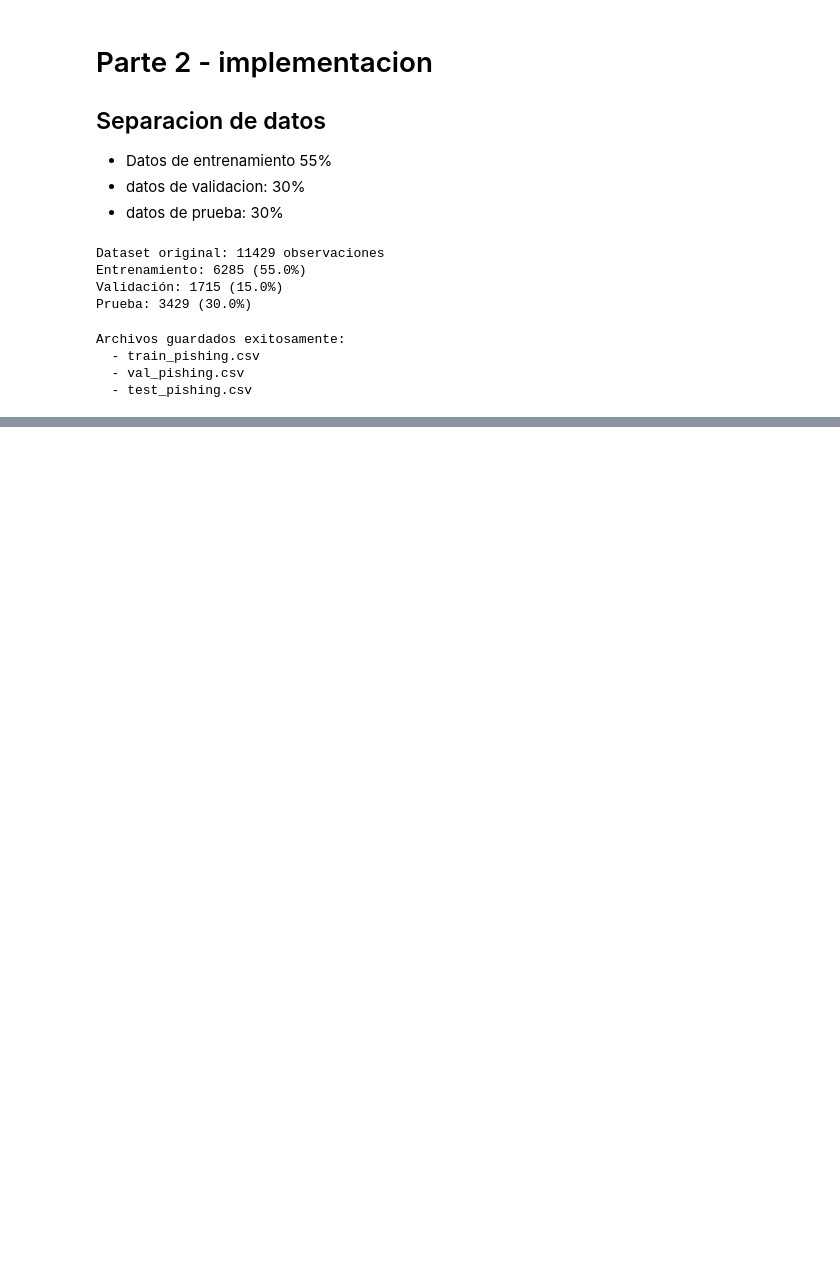
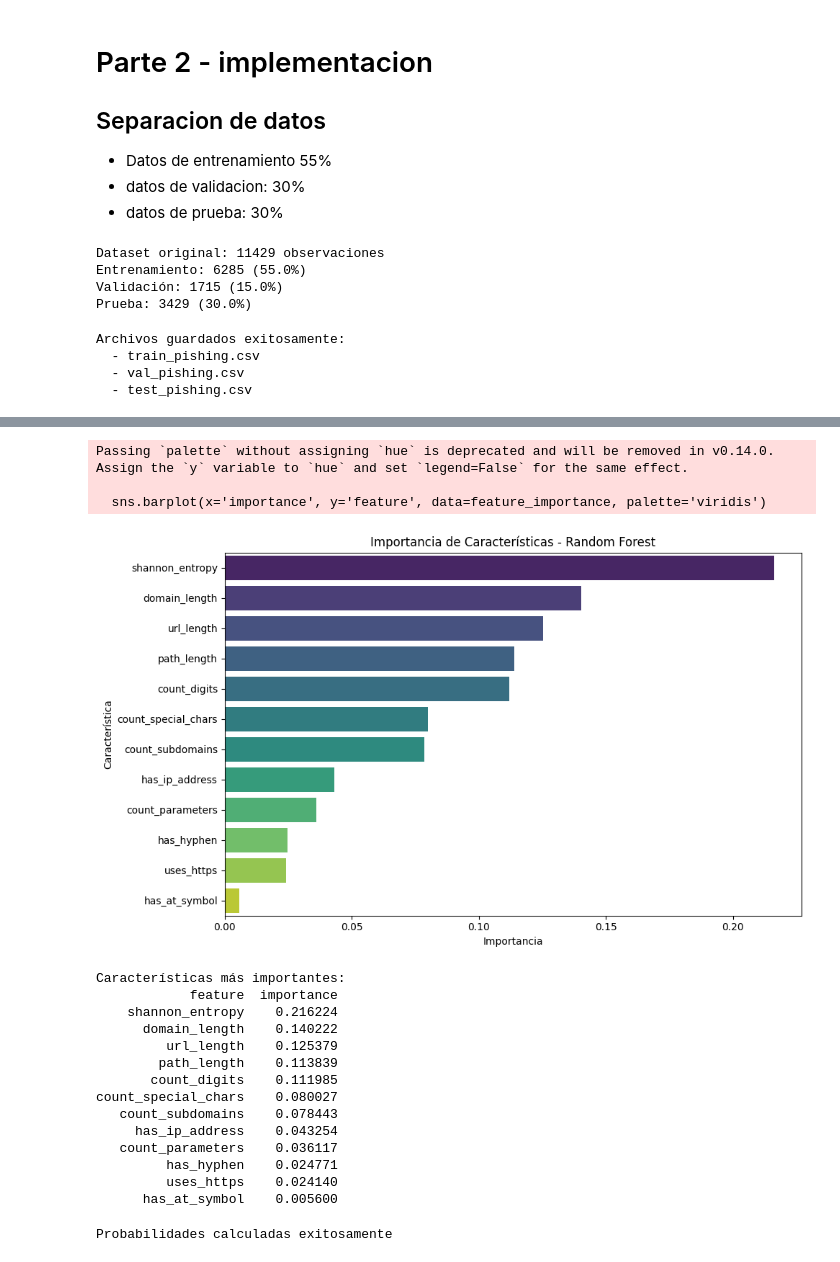
Before and after one commit to Javilejoo/DS-LAB1, a Jupyter notebook: pishing.ipynb, the cells around one changed output, grey strips where cells are left out. Drawn from its saved outputs; the diff is of its cells as text; code cells hidden in the pictures; blank space fills up the shorter version.

```diff
--- a/pishing.ipynb
+++ b/pishing.ipynb
@@ -455,0 +460,9 @@ Archivos guardados exitosamente:
+# %%
+from sklearn.ensemble import RandomForestClassifier
+from sklearn.metrics import accuracy_score, precision_score, recall_score, f1_score, confusion_matrix, classification_report
+
+# Crear y entrenar el modelo Random Forest
+rf_model = RandomForestClassifier(n_estimators=100, random_state=42, n_jobs=-1)
+rf_model.fit(X_train, y_train)
+
+print("Modelo Random Forest entrenado exitosamente")
@@ -455,0 +546,46 @@ Archivos guardados exitosamente:
+# %%
+# Importancia de características
+feature_importance = pd.DataFrame({
+    'feature': X_train.columns,
+    'importance': rf_model.feature_importances_
+}).sort_values('importance', ascending=False)
+
+plt.figure(figsize=(10, 6))
+sns.barplot(x='importance', y='feature', data=feature_importance, palette='viridis')
+plt.title('Importancia de Características - Random Forest')
+plt.xlabel('Importancia')
+plt.ylabel('Característica')
+plt.tight_layout()
+plt.show()
+
+print("\nCaracterísticas más importantes:")
+print(feature_importance.to_string(index=False))
+# %% [output]
+Passing `palette` without assigning `hue` is deprecated and will be removed in v0.14.0. Assign the `y` variable to `hue` and set `legend=False` for the same effect.
+
+  sns.barplot(x='importance', y='feature', data=feature_importance, palette='viridis')
+[figure, added]
+Características más importantes:
+            feature  importance
+    shannon_entropy    0.216224
+      domain_length    0.140222
+         url_length    0.125379
+        path_length    0.113839
+       count_digits    0.111985
+count_special_chars    0.080027
+   count_subdomains    0.078443
+     has_ip_address    0.043254
+   count_parameters    0.036117
+         has_hyphen    0.024771
+         uses_https    0.024140
+      has_at_symbol    0.005600
+# %%
+from sklearn.metrics import roc_curve, roc_auc_score
+
+# Calcular probabilidades para validación y prueba (predicciones ya existen)
+y_val_proba = rf_model.predict_proba(X_val)[:, 1]
+y_test_proba = rf_model.predict_proba(X_test)[:, 1]
+
+print("Probabilidades calculadas exitosamente")
+# %% [output]
+Probabilidades calculadas exitosamente
```
Also changed, not shown: parts of 16 cells of this notebook.
